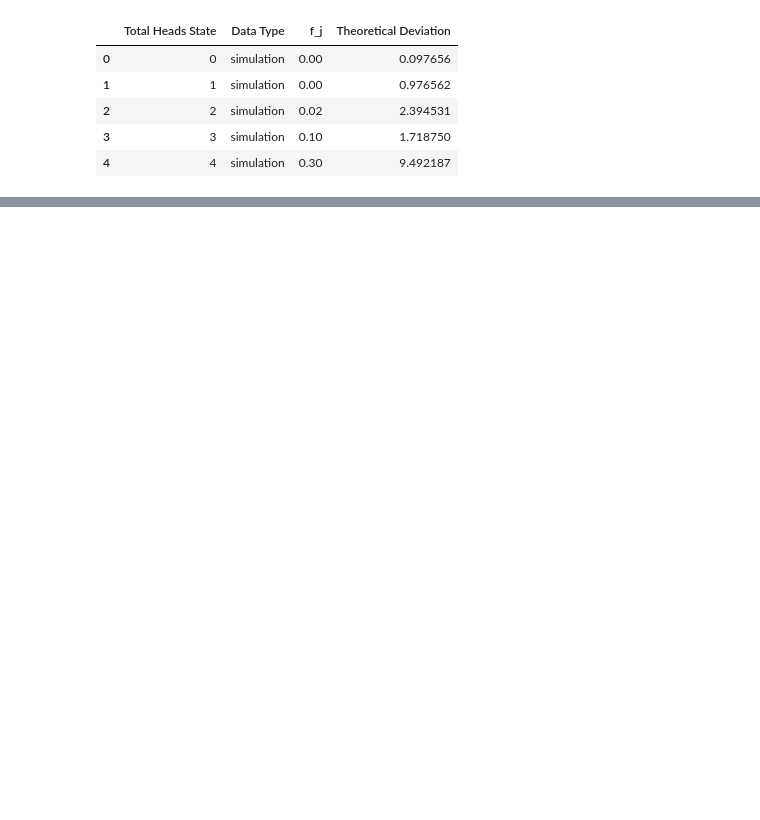
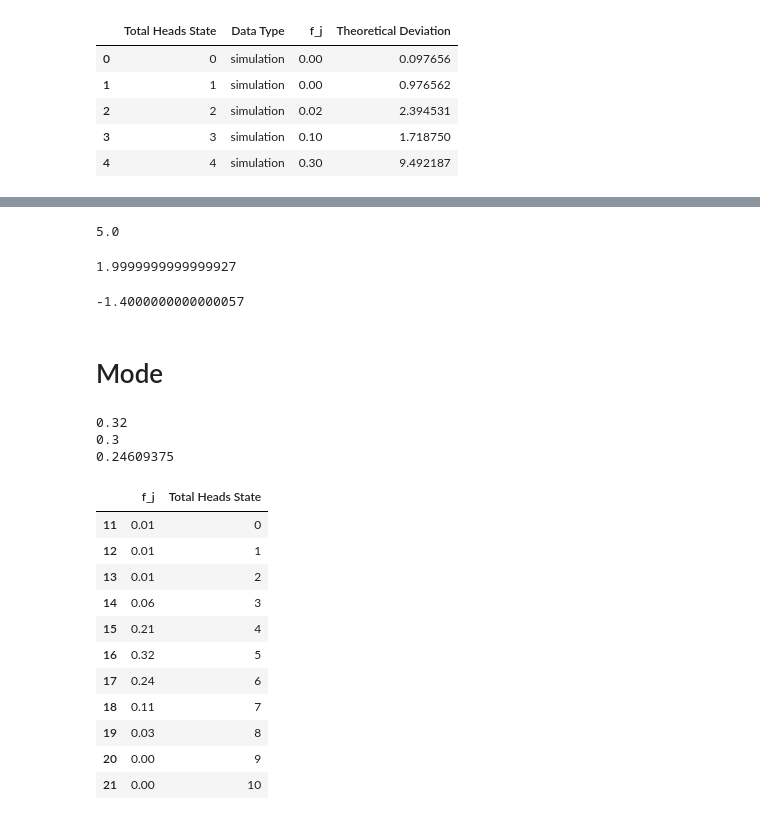
Before and after one commit to schwarzschlyle/experimental-physics, a Jupyter notebook: binomial-distribution/distribution-functions.ipynb, the cells around one changed output, grey strips where cells are left out. Drawn from its saved outputs; the diff is of its cells as text; code cells hidden in the pictures; blank space fills up the shorter version.

```diff
--- a/binomial-distribution/distribution-functions.ipynb
+++ b/binomial-distribution/distribution-functions.ipynb
@@ -197,0 +283,37 @@ files.download('merged_pdf.csv')
+# %%
+(merged_pdf_df.loc[merged_pdf_df['Data Type'] == 'theoretical']['f_j'] * merged_pdf_df.loc[merged_pdf_df['Data Type'] == 'theoretical']['Total Heads State']).sum()
+# %% [output]
+5.0
+# %%
+((5.1-5)/5)*100
+# %% [output]
+1.9999999999999927
+# %%
+((4.93-5)/5)*100
+# %% [output]
+-1.4000000000000057
+# %% [markdown]
+# Mode
+# %%
+print((merged_pdf_df.loc[merged_pdf_df['Data Type'] == 'experimental']['f_j']).max())
+print((merged_pdf_df.loc[merged_pdf_df['Data Type'] == 'simulation']['f_j']).max())
+print((merged_pdf_df.loc[merged_pdf_df['Data Type'] == 'theoretical']['f_j']).max())
+# %% [output]
+0.32
+0.3
+0.24609375
+# %%
+merged_pdf_df.loc[merged_pdf_df['Data Type'] == 'experimental'][['f_j','Total Heads State']]
+# %% [output]
+|  | f_j | Total Heads State |
+| 11 | 0.01 | 0 |
+| 12 | 0.01 | 1 |
+| 13 | 0.01 | 2 |
+| 14 | 0.06 | 3 |
+| 15 | 0.21 | 4 |
+| 16 | 0.32 | 5 |
+| 17 | 0.24 | 6 |
+| 18 | 0.11 | 7 |
+| 19 | 0.03 | 8 |
+| 20 | 0.00 | 9 |
+| 21 | 0.00 | 10 |
```
Also changed, not shown: parts of 18 cells of this notebook.
